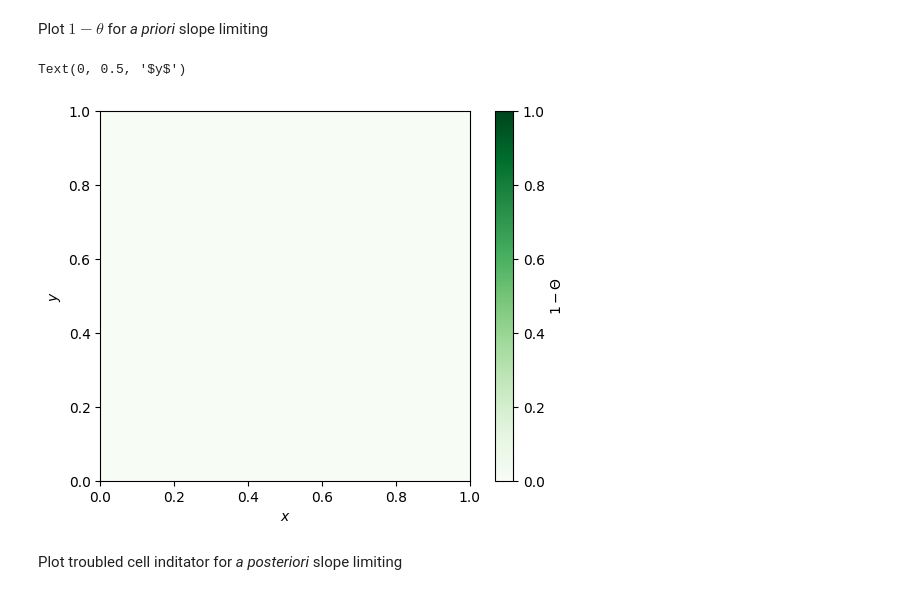
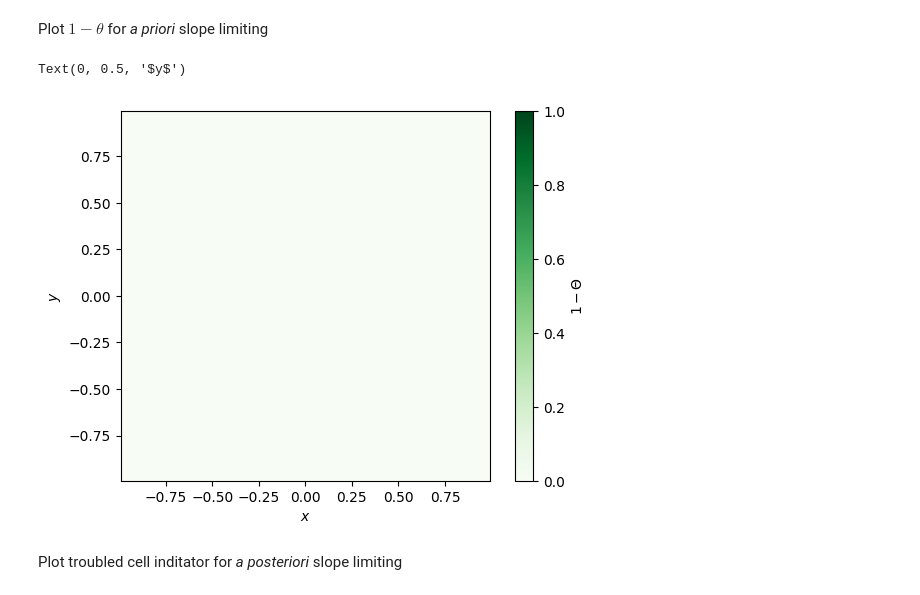
Before and after one commit to jpalafou/FVMethods, a Jupyter notebook: examples/slotted_disk.ipynb, the cells around one changed output. Drawn from its saved outputs; the diff is of its cells as text; code cells hidden in the pictures.

```diff
--- a/examples/slotted_disk.ipynb
+++ b/examples/slotted_disk.ipynb
@@ -42,7 +42,6 @@ solver = AdvectionSolver(
     **solver_config,
     **problem_config,
     **limiter_config,
-    load=False,
 )
 solver.rkorder()
 
@@ -70,24 +82,13 @@ Text(0, 0.5, '$y$')
 # %% [markdown]
 Plot $1 - \theta$ for _a priori_ slope limiting
 # %%
-eps = 1e-3
-hide_small_violations = np.logical_and(
-    solver.snapshots[-1]["abs(M_ij - u)"] < eps,
-    solver.snapshots[-1]["abs(m_ij - u)"] < eps,
-)
-
-plt.imshow(
-    np.flipud(1 - np.where(hide_small_violations, 1, solver.snapshots[-1]["theta"])),
-    extent=(0, 1, 0, 1),
-    vmin=0,
-    vmax=1,
-    cmap="Greens",
-)
-plt.colorbar(label="$1 - \Theta$")
+fig, ax = plt.subplots()
+im = solver.plot_map(ax, mode = "theta", cmap="Greens")
+fig.colorbar(im, ax=ax, label="$1 - \Theta$")
 plt.xlabel("$x$")
 plt.ylabel("$y$")
 # %% [output]
 Text(0, 0.5, '$y$')
-[figure, old version]
+[figure, new version]
 # %% [markdown]
 Plot troubled cell inditator for _a posteriori_ slope limiting
```
Also changed, not shown: parts of 5 cells of this notebook, 3 other files.
